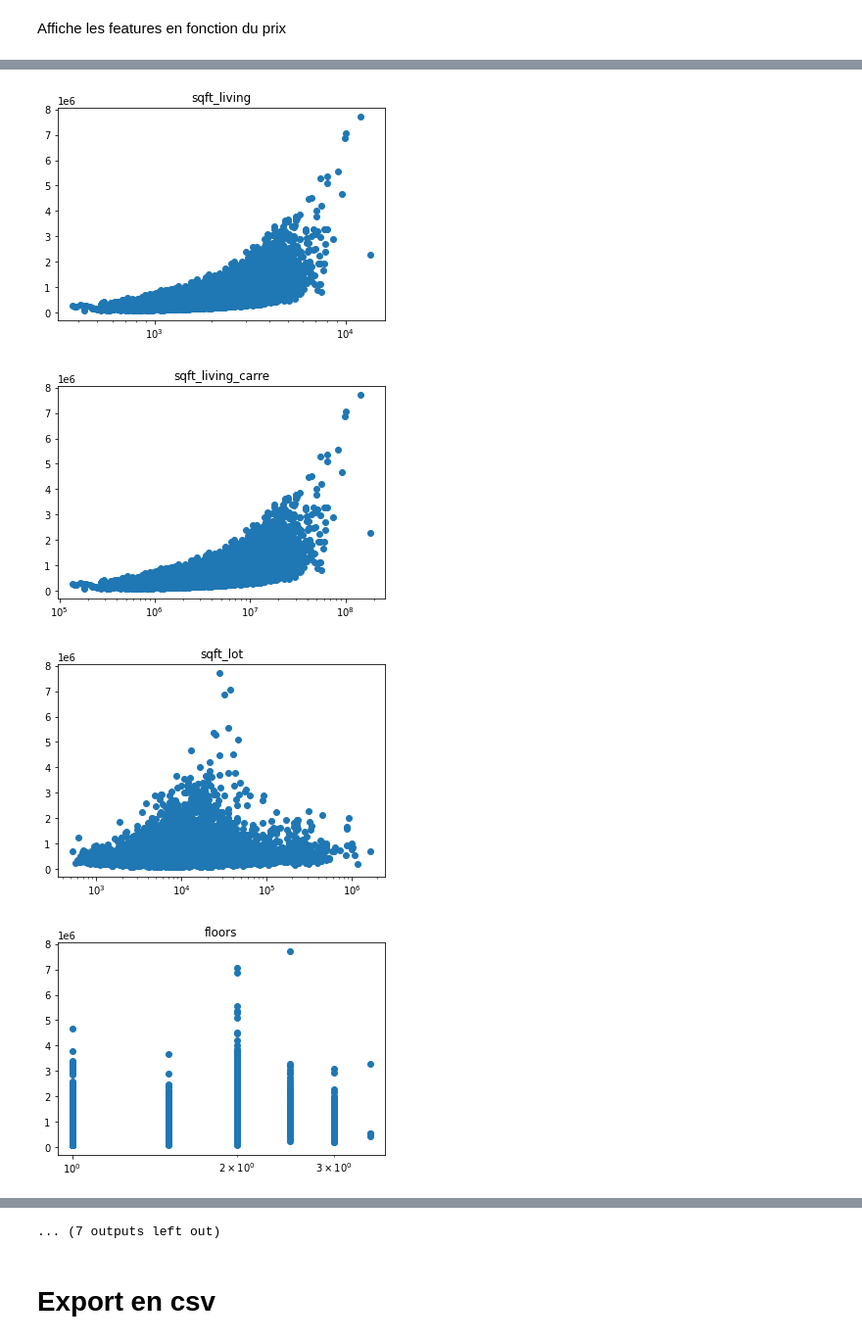
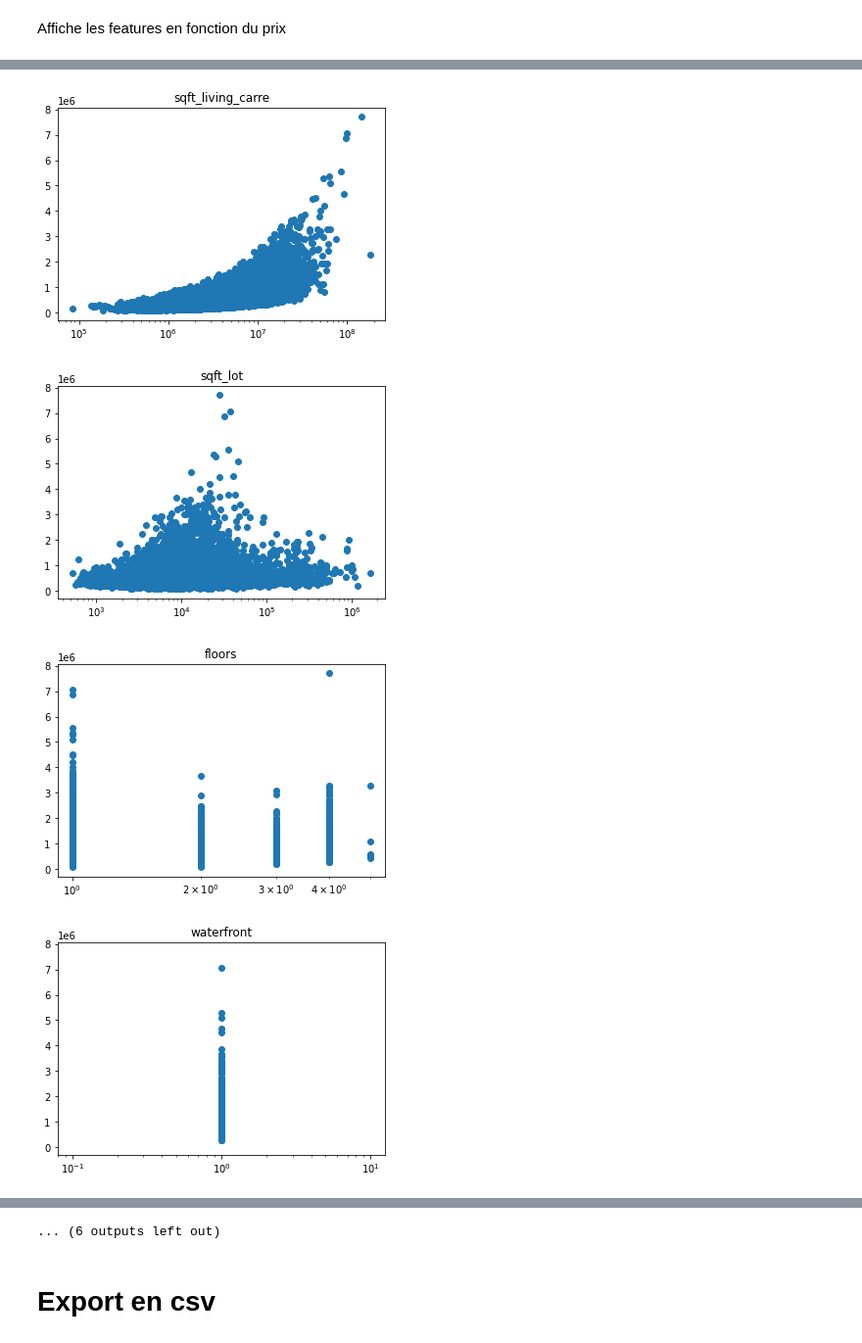
Before and after one commit to StevenDelval/application_pr-diction_prix_maison, a Jupyter notebook: data_cleaning_analysis.ipynb, the cells around one changed output, grey strips where cells are left out. Shown at 98% size. Drawn from its saved outputs; the diff is of its cells as text; code cells hidden in the pictures.

```diff
--- a/data_cleaning_analysis.ipynb
+++ b/data_cleaning_analysis.ipynb
@@ -165,6 +211,0 @@ Index(['id', 'date', 'price', 'bedrooms', 'bathrooms', 'sqft_living',
-# %%
-df["bedrooms"] = df["bedrooms"].astype(str)
-df["zipcode"] = df["zipcode"].astype(str)
-df["view"] = df["view"].astype(str)
-
-df_dum = pd.get_dummies(df)
@@ -211,6 +212,6 @@ df_dum["bedrooms_10_11"] = df_dum['bedrooms_10'] + df_dum['bedrooms_11']
 # %%
-df_dum_save = df_dum[["bedrooms_1_3", "bedrooms_4_6", "bedrooms_7_9","bedrooms_10_11",
-       'bathrooms', 'sqft_living',
-       'sqft_lot', 'floors', 'waterfront', 'view_0', 'view_1', 'view_2',
-       'view_3', 'view_4', 'condition', 'grade',
-       'sqft_above', 'sqft_basement','quartier', 'is_renovated',"price"]]
+df_save = df[['bedrooms', 'bathrooms', 'sqft_living',
+       'sqft_lot', 'floors', 'waterfront', 'view', 'condition', 'grade',
+       'sqft_above', 'sqft_basement', 'zipcode'
+       , 'sqft_living15', 'sqft_lot15', 'month',
+       'price']]
@@ -219,8 +234,8 @@ Mise au carrée de certaine colonnes
 # %%
 pd.options.mode.chained_assignment =None
 
-df_dum_save['sqft_living_carre'] = df_dum_save['sqft_living']**2
-df_dum_save['sqft_above_carre'] = df_dum_save['sqft_above']**2
-df_dum_save['sqft_basement_carre'] = df_dum_save['sqft_basement']**2
+df_save['sqft_living_carre'] = df_save['sqft_living']**2
+df_save['sqft_above_carre'] = df_save['sqft_above']**2
+df_save['sqft_basement_carre'] = df_save['sqft_basement']**2
 
 pd.options.mode.chained_assignment ='warn'
@@ -249,3 +251,8 @@ df_dum_save
 # %% [markdown]
 Affichage de la corrélation avec le prix
+# %%
+df_save = df_save[['bedrooms', 'bathrooms', 'sqft_living', 'sqft_living_carre', 'sqft_lot', 'floors',
+       'waterfront', 'view', 'condition', 'grade', 'sqft_above', 'sqft_above_carre',
+       'sqft_basement','sqft_basement_carre', 'zipcode', 'sqft_living15', 'sqft_lot15', 'month',
+       'price']]
 # %%
@@ -271,8 +276,8 @@ df_dum_save[df_dum_save.columns[0:]].corr()['price'][:].sort_values(ascending=Fa
 # %% [markdown]
 Affiche les features en fonction du prix
 # %%
-for column in df_dum_save.columns[0:-1] :
-    plt.scatter(df_dum_save[column],df_dum_save["price"])
+for column in df_save.columns[0:-1] :
+    plt.scatter(df_save[column],df_save["price"])
     plt.xscale('log')
     plt.title(column)
     plt.show()
@@ -283,4 +288,4 @@ for column in df_dum_save.columns[0:-1] :
-[figure, old version]
+[figure, new version]
-[figure, old version]
+[figure, new version]
-[figure, old version]
+[figure, new version]
-[figure, old version]
+[figure, new version]
@@ -292,4 +297,4 @@ for column in df_dum_save.columns[0:-1] :
-... (7 outputs left out)
+... (6 outputs left out)
 # %% [markdown]
 # Export en csv
 # %%
```
Also changed, not shown: parts of 31 cells of this notebook, 23 other files.
